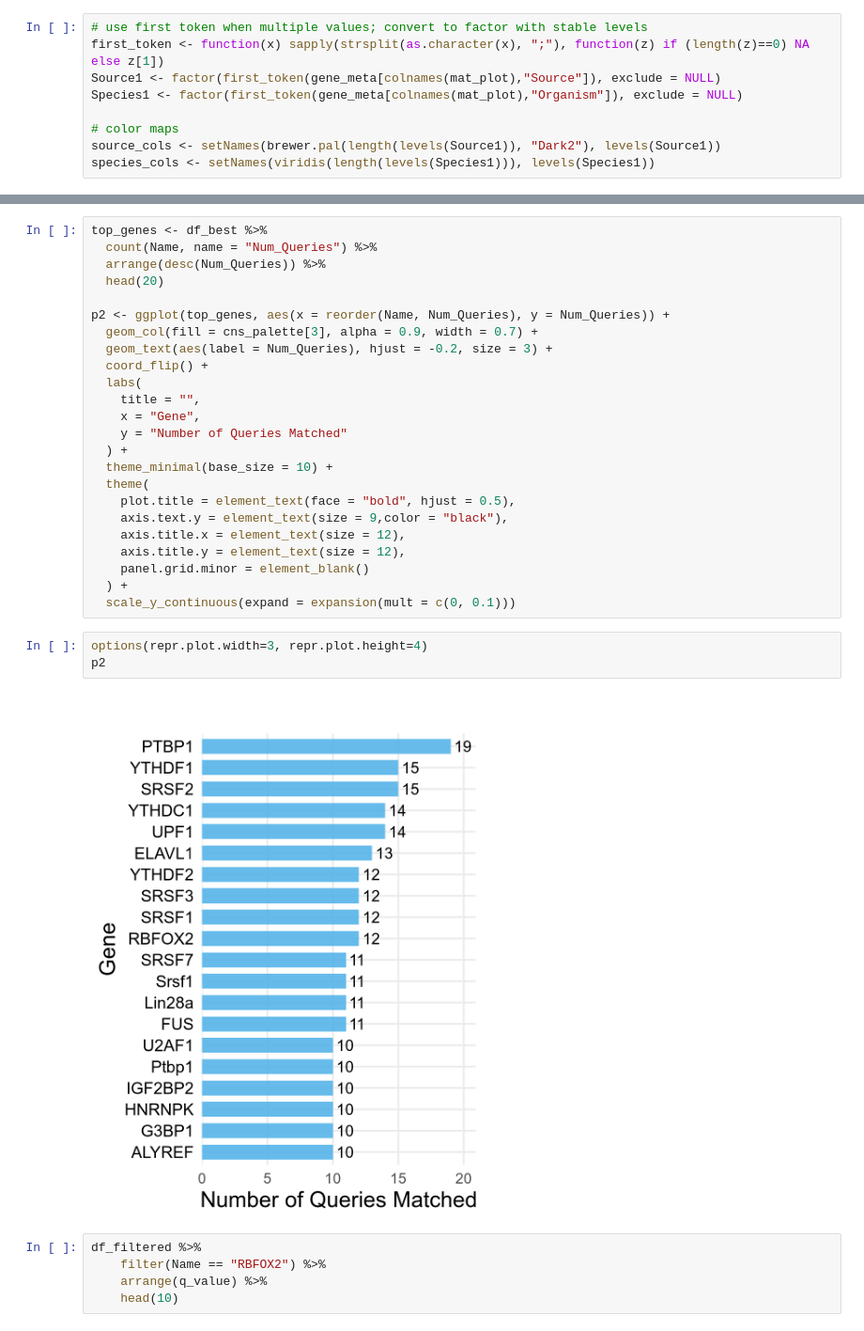
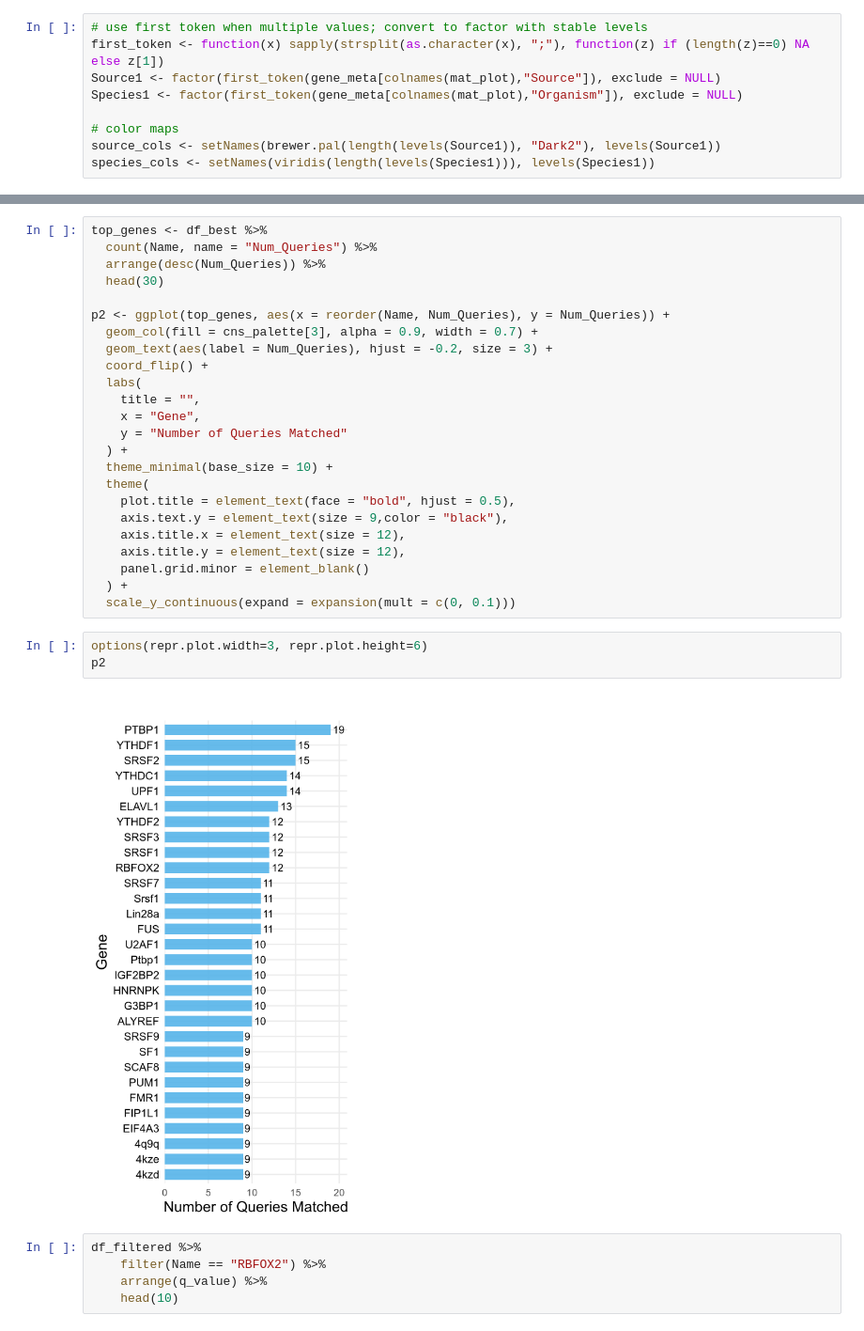
Before and after one commit to catombiotech/epiRNA_Analysis, a Jupyter notebook: filter/3-tomtom_hits_summary.ipynb, the cells around one changed output, grey strips where cells are left out. Shown: that part at 94% size. Cells and saved outputs as stored; diff of their text form.

```diff
--- a/filter/3-tomtom_hits_summary.ipynb
+++ b/filter/3-tomtom_hits_summary.ipynb
@@ -145,7 +145,7 @@ print(ht)
 top_genes <- df_best %>%
   count(Name, name = "Num_Queries") %>%
   arrange(desc(Num_Queries)) %>%
-  head(20)
+  head(30)
 
 p2 <- ggplot(top_genes, aes(x = reorder(Name, Num_Queries), y = Num_Queries)) +
   geom_col(fill = cns_palette[3], alpha = 0.9, width = 0.7) +
@@ -166,10 +166,10 @@ p2 <- ggplot(top_genes, aes(x = reorder(Name, Num_Queries), y = Num_Queries)) +
   ) +
   scale_y_continuous(expand = expansion(mult = c(0, 0.1)))
 # %%
-options(repr.plot.width=3, repr.plot.height=4)
+options(repr.plot.width=3, repr.plot.height=6)
 p2
 # %% [output]
-[figure, old version]
+[figure, new version]
 # %%
 df_filtered %>%
     filter(Name == "RBFOX2") %>%
```
Also changed, not shown: parts of 2 cells of this notebook, 10 other files.
